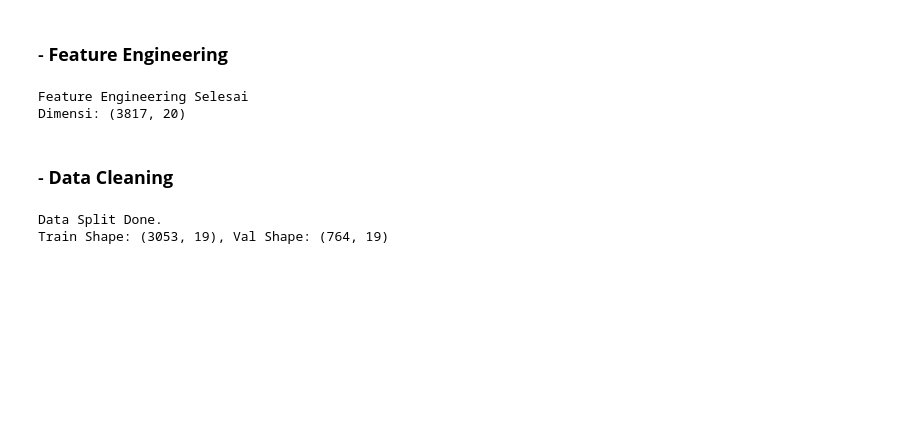
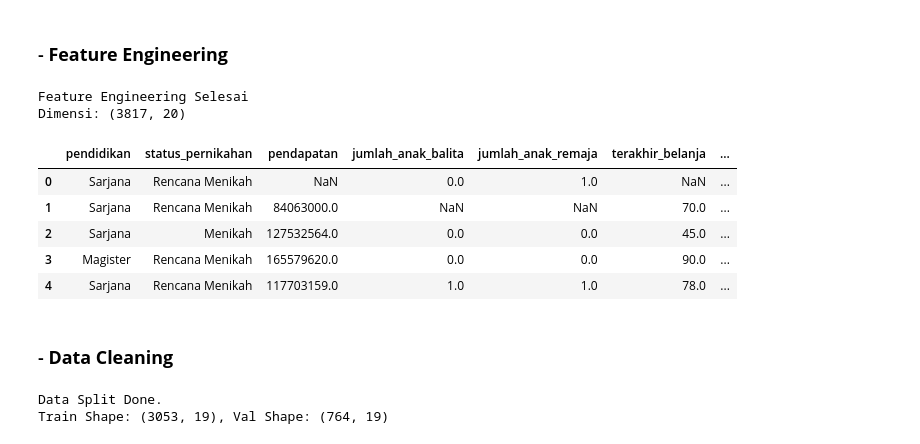
Before and after one commit to ratuanfajar/Tugas-Besar-Machine-Learning, a Jupyter notebook: notebook/skenario2-DS-2.ipynb, the cells around one changed output. Saved outputs shown, nothing was run; the diff lists cells and outputs as text; code cells hidden in the pictures; blank space fills up the shorter version.

```diff
--- a/notebook/skenario2-DS-2.ipynb
+++ b/notebook/skenario2-DS-2.ipynb
@@ -94,6 +94,15 @@ print(f"Feature Engineering Selesai\nDimensi: {df_eng.shape}")
 # %% [output]
 Feature Engineering Selesai
 Dimensi: (3817, 20)
+# %%
+df_eng.head()
+# %% [output]
+|  | pendidikan | status_pernikahan | pendapatan | jumlah_anak_balita | jumlah_anak_remaja | terakhir_belanja | ... |
+| 0 | Sarjana | Rencana Menikah | NaN | 0.0 | 1.0 | NaN | ... |
+| 1 | Sarjana | Rencana Menikah | 84063000.0 | NaN | NaN | 70.0 | ... |
+| 2 | Sarjana | Menikah | 127532564.0 | 0.0 | 0.0 | 45.0 | ... |
+| 3 | Magister | Rencana Menikah | 165579620.0 | 0.0 | 0.0 | 90.0 | ... |
+| 4 | Sarjana | Rencana Menikah | 117703159.0 | 1.0 | 1.0 | 78.0 | ... |
 # %% [markdown]
 ### - **Data Cleaning**
 # %%
```
Also changed, not shown: parts of 13 cells of this notebook, 5 other files.
